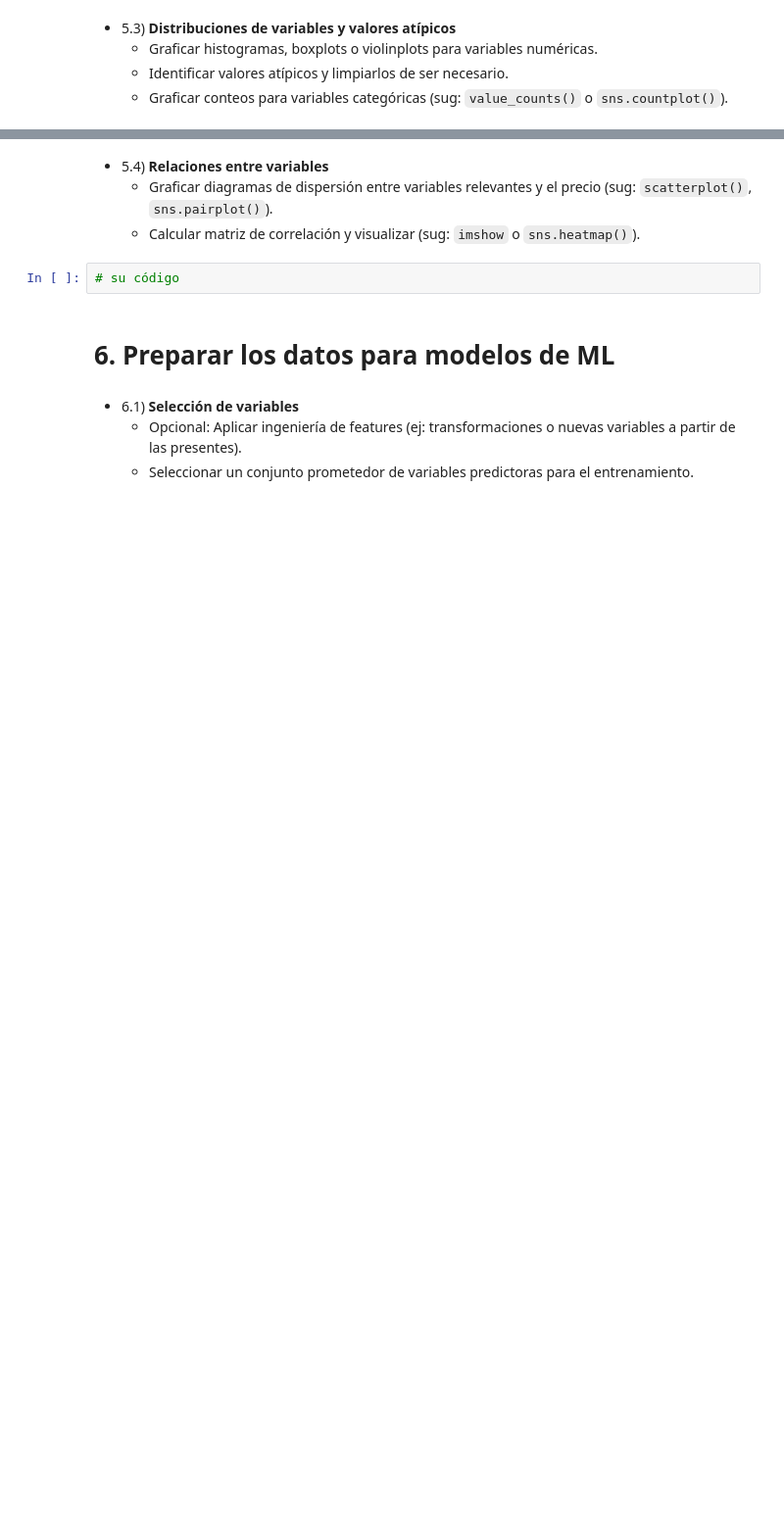
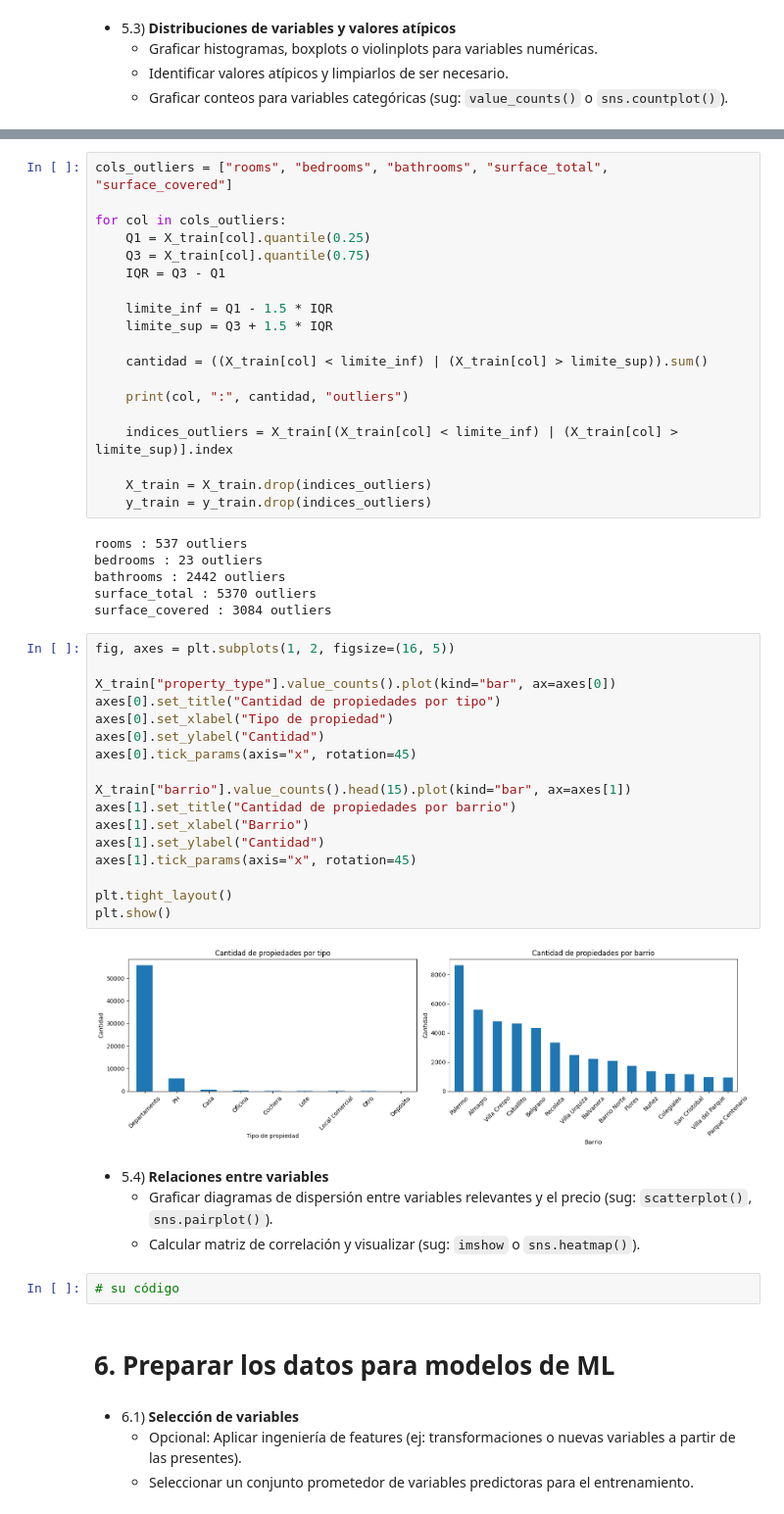
Before and after one commit to matigold22/TP-SIA, a Jupyter notebook: 2026_Consigna_TP1.ipynb, the cells around one changed output, grey strips where cells are left out. Shown at 98% size. Cells and saved outputs as stored; diff of their text form; blank space fills up the shorter version.

```diff
--- a/2026_Consigna_TP1.ipynb
+++ b/2026_Consigna_TP1.ipynb
@@ -271,3 +317,47 @@ dtype: float64
+# %%
+cols_outliers = ["rooms", "bedrooms", "bathrooms", "surface_total", "surface_covered"]
+
+for col in cols_outliers:
+    Q1 = X_train[col].quantile(0.25)
+    Q3 = X_train[col].quantile(0.75)
+    IQR = Q3 - Q1
+
+    limite_inf = Q1 - 1.5 * IQR
+    limite_sup = Q3 + 1.5 * IQR
+
+    cantidad = ((X_train[col] < limite_inf) | (X_train[col] > limite_sup)).sum()
+
+    print(col, ":", cantidad, "outliers")
+
+    indices_outliers = X_train[(X_train[col] < limite_inf) | (X_train[col] > limite_sup)].index
+
+    X_train = X_train.drop(indices_outliers)
+    y_train = y_train.drop(indices_outliers)
+# %% [output]
+rooms : 537 outliers
+bedrooms : 23 outliers
+bathrooms : 2442 outliers
+surface_total : 5370 outliers
+surface_covered : 3084 outliers
+# %%
+fig, axes = plt.subplots(1, 2, figsize=(16, 5))
+
+X_train["property_type"].value_counts().plot(kind="bar", ax=axes[0])
+axes[0].set_title("Cantidad de propiedades por tipo")
+axes[0].set_xlabel("Tipo de propiedad")
+axes[0].set_ylabel("Cantidad")
+axes[0].tick_params(axis="x", rotation=45)
+
+X_train["barrio"].value_counts().head(15).plot(kind="bar", ax=axes[1])
+axes[1].set_title("Cantidad de propiedades por barrio")
+axes[1].set_xlabel("Barrio")
+axes[1].set_ylabel("Cantidad")
+axes[1].tick_params(axis="x", rotation=45)
+
+plt.tight_layout()
+plt.show()
+# %% [output]
+[figure, added]
 # %% [markdown]
 - 5.4) **Relaciones entre variables**
   - Graficar diagramas de dispersión entre variables relevantes y el precio (sug: `scatterplot()`, `sns.pairplot()`).
```
Also changed, not shown: parts of 14 cells of this notebook.
